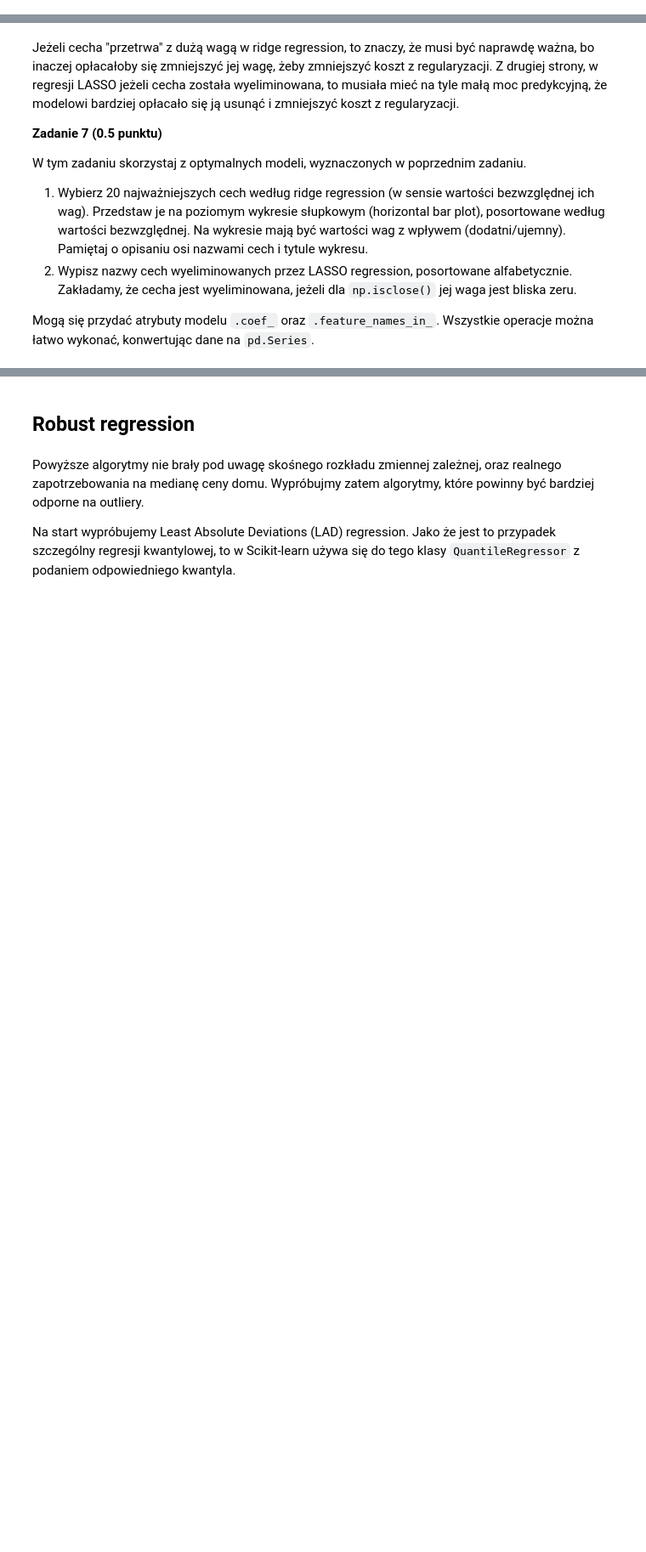
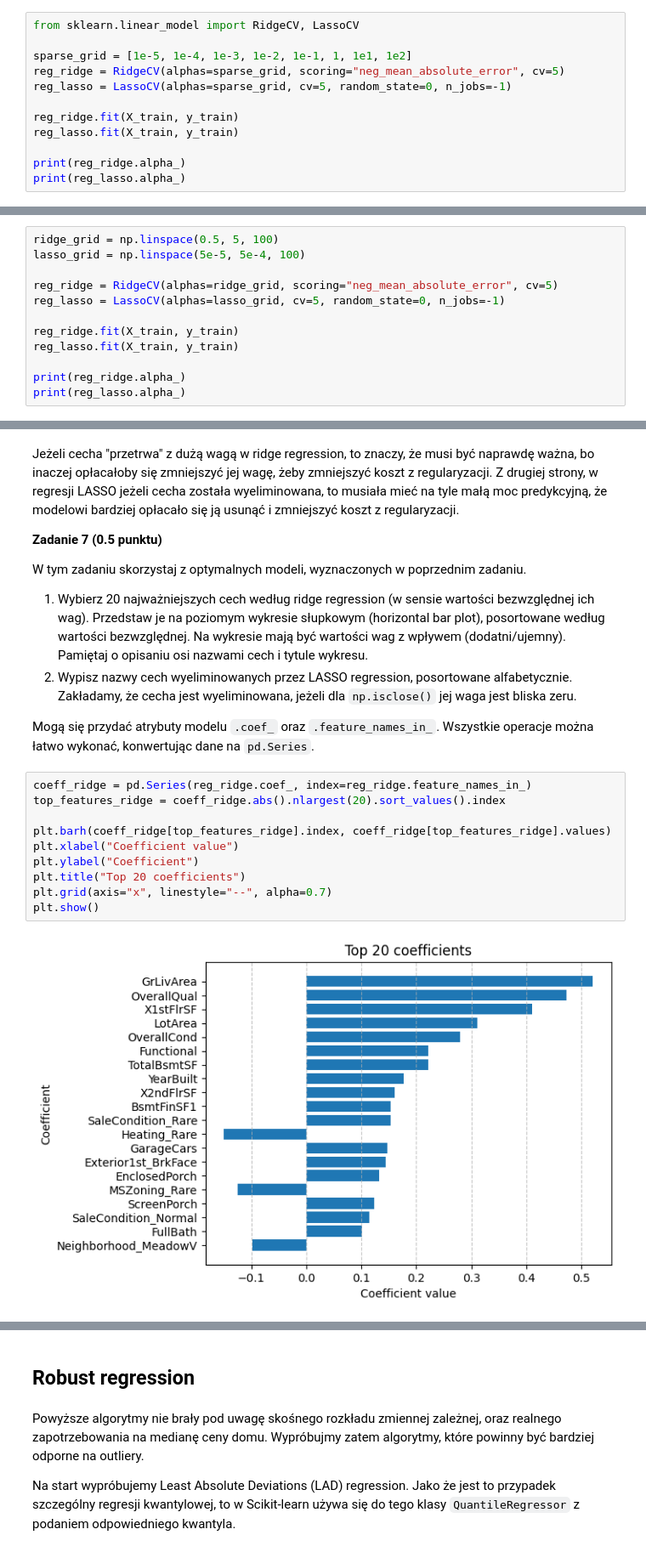
Before and after one commit to mpodmokly/podstawy-uczenia-maszynowego-24-25, a Jupyter notebook: lab1/notebook.ipynb, the cells around one changed output, grey strips where cells are left out. Shown at 85% size. Saved outputs shown, nothing was run; the diff lists cells and outputs as text; blank space fills up the shorter version.

Commit message:
regularized linear regression

```diff
--- a/lab1/notebook.ipynb
+++ b/lab1/notebook.ipynb
@@ -545,3 +545,15 @@ Wytrenuj modele z regularyzacją L2 (ridge) oraz L1 (LASSO). Dobierz siłę regu
 Wypisz optymalne hiperparametry dla obu modeli, oraz ich metryki jakości.
 
 Przydadzą się `np.linspace()`, `RidgeCV` oraz `LassoCV`.
+# %%
+from sklearn.linear_model import RidgeCV, LassoCV
+
+sparse_grid = [1e-5, 1e-4, 1e-3, 1e-2, 1e-1, 1, 1e1, 1e2]
+reg_ridge = RidgeCV(alphas=sparse_grid, scoring="neg_mean_absolute_error", cv=5)
+reg_lasso = LassoCV(alphas=sparse_grid, cv=5, random_state=0, n_jobs=-1)
+
+reg_ridge.fit(X_train, y_train)
+reg_lasso.fit(X_train, y_train)
+
+print(reg_ridge.alpha_)
+print(reg_lasso.alpha_)
@@ -547,0 +563,12 @@ Przydadzą się `np.linspace()`, `RidgeCV` oraz `LassoCV`.
+# %%
+ridge_grid = np.linspace(0.5, 5, 100)
+lasso_grid = np.linspace(5e-5, 5e-4, 100)
+
+reg_ridge = RidgeCV(alphas=ridge_grid, scoring="neg_mean_absolute_error", cv=5)
+reg_lasso = LassoCV(alphas=lasso_grid, cv=5, random_state=0, n_jobs=-1)
+
+reg_ridge.fit(X_train, y_train)
+reg_lasso.fit(X_train, y_train)
+
+print(reg_ridge.alpha_)
+print(reg_lasso.alpha_)
@@ -558,3 +606,15 @@ W tym zadaniu skorzystaj z optymalnych modeli, wyznaczonych w poprzednim zadaniu
 2. Wypisz nazwy cech wyeliminowanych przez LASSO regression, posortowane alfabetycznie. Zakładamy, że cecha jest wyeliminowana, jeżeli dla `np.isclose()` jej waga jest bliska zeru.
 
 Mogą się przydać atrybuty modelu `.coef_` oraz `.feature_names_in_`. Wszystkie operacje można łatwo wykonać, konwertując dane na `pd.Series`.
+# %%
+coeff_ridge = pd.Series(reg_ridge.coef_, index=reg_ridge.feature_names_in_)
+top_features_ridge = coeff_ridge.abs().nlargest(20).sort_values().index
+
+plt.barh(coeff_ridge[top_features_ridge].index, coeff_ridge[top_features_ridge].values)
+plt.xlabel("Coefficient value")
+plt.ylabel("Coefficient")
+plt.title("Top 20 coefficients")
+plt.grid(axis="x", linestyle="--", alpha=0.7)
+plt.show()
+# %% [output]
+[figure, added]
```
Also changed, not shown: parts of 11 cells of this notebook.
